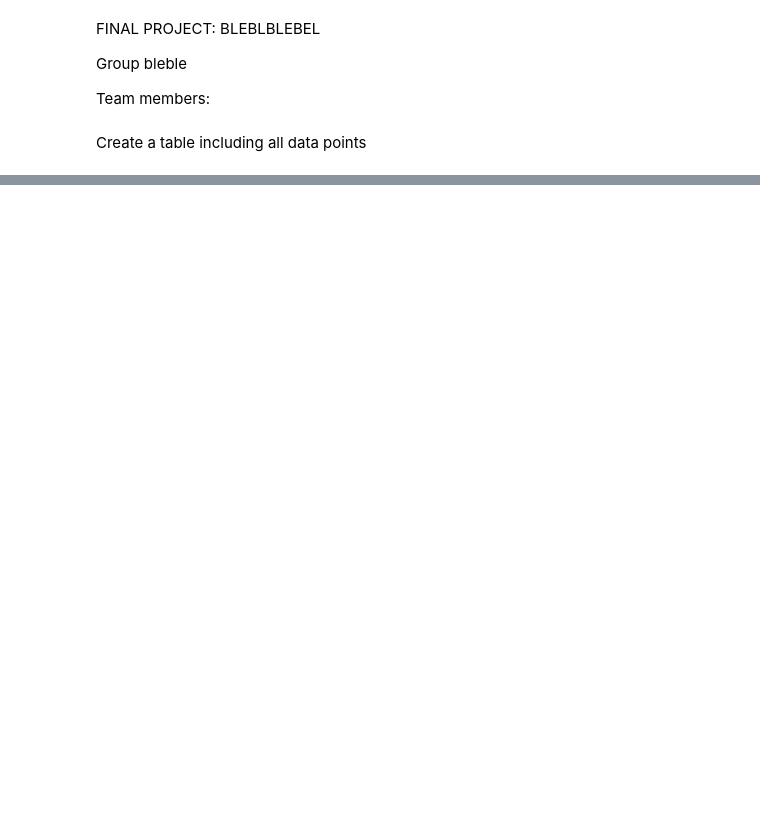
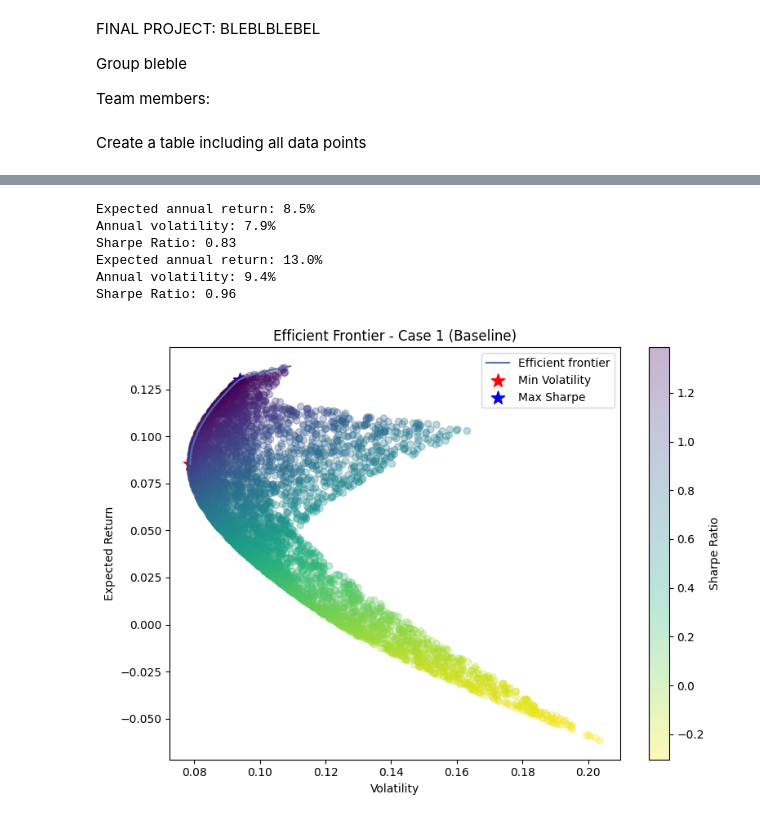
Before and after one commit to nanaaaiya/quanfin_final, a Jupyter notebook: final.ipynb, the cells around one changed output, grey strips where cells are left out. Cells and saved outputs as stored; diff of their text form; code cells hidden in the pictures; blank space fills up the shorter version.

```diff
--- a/final.ipynb
+++ b/final.ipynb
@@ -129,0 +326,47 @@ print(monthly_avg)
+# %%
+
+# ---------------- CASE 1: Baseline ----------------
+ef_case1 = EfficientFrontier(mu, Sigma)  # Full investment + long-only
+
+# Minimum volatility
+ef_min_vol_case1 = ef_case1.deepcopy()
+weights_min_vol_case1 = ef_min_vol_case1.min_volatility()
+ret_min_vol1, std_min_vol1, _ = ef_min_vol_case1.portfolio_performance(verbose=True)
+
+# Maximum Sharpe ratio
+ef_max_sharpe_case1 = ef_case1.deepcopy()
+weights_max_sharpe_case1 = ef_max_sharpe_case1.max_sharpe(risk_free_rate=0.04)
+ret_max_sharpe1, std_max_sharpe1, _ = ef_max_sharpe_case1.portfolio_performance(verbose=True)
+
+# ---------------- PLOT CASE 1 ----------------
+fig1, ax1 = plt.subplots(figsize=(8,6))
+plotting.plot_efficient_frontier(ef_case1, ax=ax1, show_assets=False)
+
+# Highlight portfolios
+ax1.scatter(std_min_vol1, ret_min_vol1, marker="*", s=150, c="red", label="Min Volatility")
+ax1.scatter(std_max_sharpe1, ret_max_sharpe1, marker="*", s=150, c="blue", label="Max Sharpe")
+
+# Random portfolios
+n_samples = 5000
+w_random = np.random.dirichlet(np.ones(len(mu)), n_samples)
+rets_random = w_random.dot(mu)
+stds_random = np.sqrt(np.einsum('ij,jk,ik->i', w_random, Sigma, w_random))
+sharpes_random = rets_random / stds_random
+sc = ax1.scatter(stds_random, rets_random, c=sharpes_random, cmap="viridis_r", alpha=0.3)
+
+cbar = plt.colorbar(sc, ax=ax1)
+cbar.set_label("Sharpe Ratio")
+ax1.set_xlabel("Volatility")
+ax1.set_ylabel("Expected Return")
+ax1.set_title("Efficient Frontier - Case 1 (Baseline)")
+ax1.legend()
+plt.tight_layout()
+plt.show()
+# %% [output]
+Expected annual return: 8.5%
+Annual volatility: 7.9%
+Sharpe Ratio: 0.83
+Expected annual return: 13.0%
+Annual volatility: 9.4%
+Sharpe Ratio: 0.96
+[figure, added]
```
Also changed, not shown: parts of 22 cells of this notebook.
